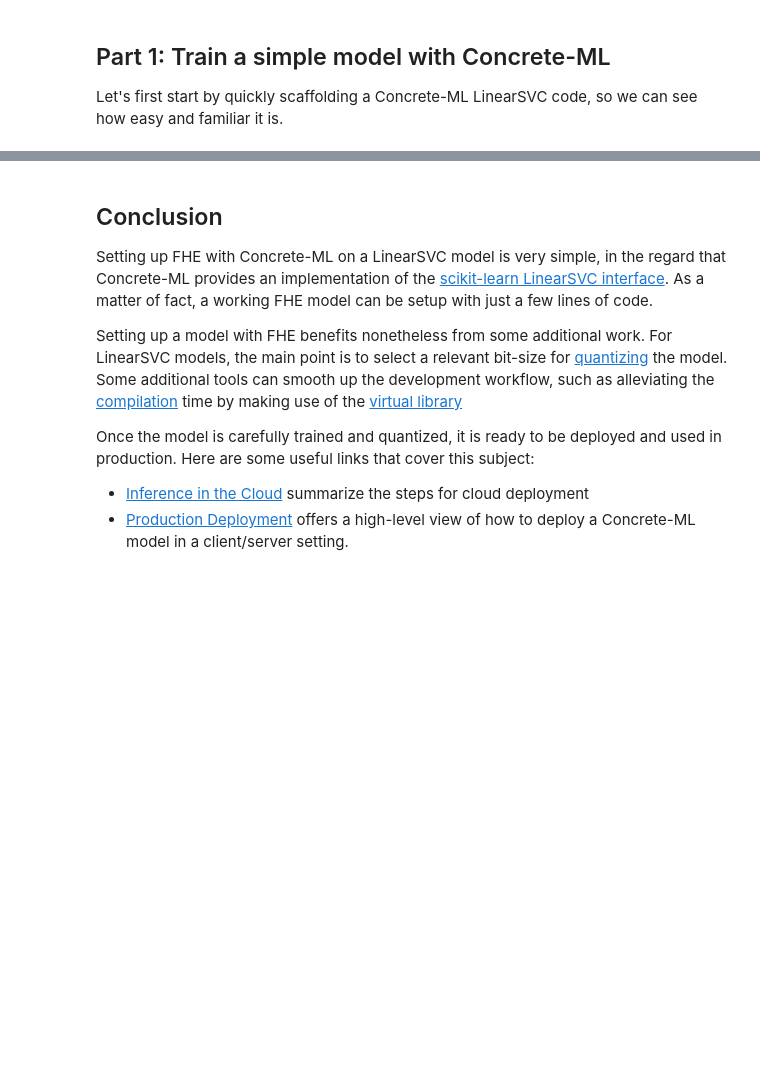
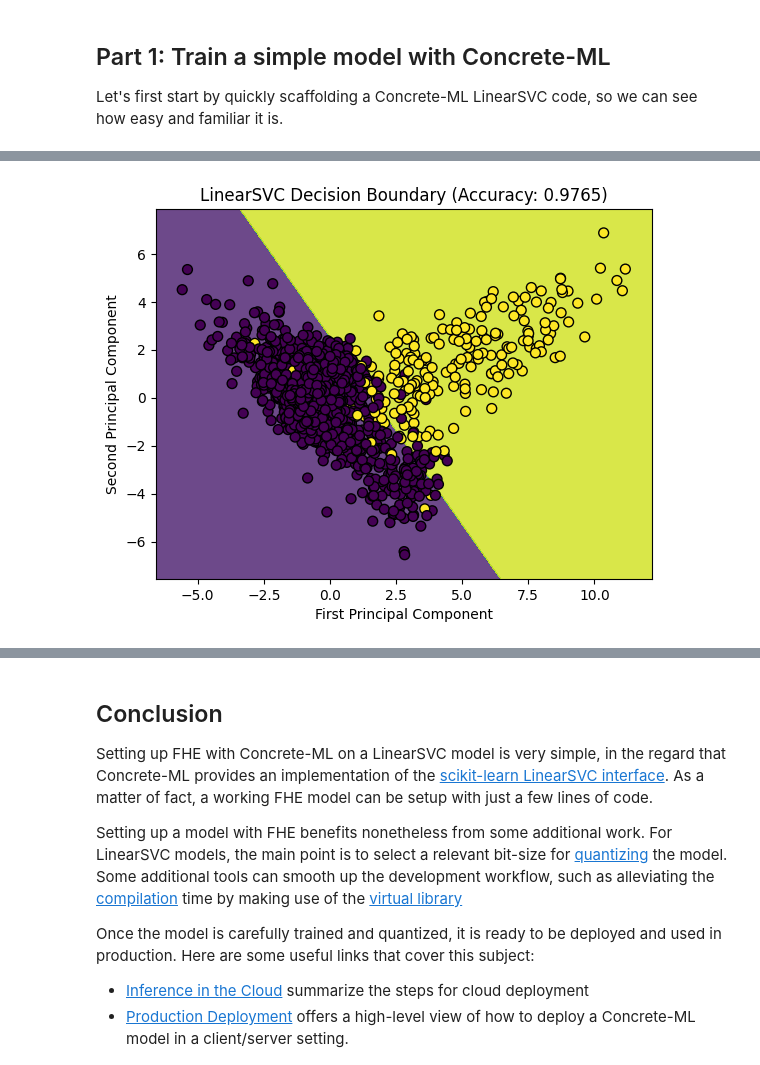
Before and after one commit to Quadratic-Labs/fhe-tutorials, a Jupyter notebook: concrete-ml/svm.ipynb, the cells around one changed output, grey strips where cells are left out. Saved outputs shown, nothing was run; the diff lists cells and outputs as text; code cells hidden in the pictures; blank space fills up the shorter version.

```diff
--- a/concrete-ml/svm.ipynb
+++ b/concrete-ml/svm.ipynb
@@ -55,0 +88,4 @@ X_train, X_test, y_train, y_test = train_test_split(iris.data, iris.target, test
+# %%
+# Get the data
+df = pd.read_csv("https://gist.githubusercontent.com/robinstraub/72f1cb27829dba85f49f68210979f561/raw/b9982ae654967028f6f4010bd235d850d38fe25b/pulsar-star-dataset.csv")
+df.head()
@@ -56,3 +99,22 @@ X_train, X_test, y_train, y_test = train_test_split(iris.data, iris.target, test
+# %%
+# Extract the features and labels
+X = df.drop(columns=['target_class'])
+y = df['target_class']
+
+# Replace N/A values with the mean of the respective feature
+X.fillna(X.mean(), inplace=True)
+
+# Split the data into train and test sets
+X_train, X_test, y_train, y_test = train_test_split(X, y, test_size=0.2, random_state=42)
+
+# Scale the data
+scaler = StandardScaler()
+X_train = scaler.fit_transform(X_train)
+X_test = scaler.transform(X_test)
+
+# Convert the floating labels to integer labels for both train and test sets
+y_train = y_train.astype(int)
+y_test = y_test.astype(int)
 # %% [markdown]
 ## Part 1: Train a simple model with Concrete-ML
 
@@ -148,0 +122,8 @@ print(f"Concrete-ML FHE Accuracy: {accuracy_concrete_fhe:.4f}")
+# %%
+# Train a model with scikit-learn LinearSVC, perform prediction and compute the accuracy
+svm_sklearn = SklearnLinearSVC(max_iter=100)
+svm_sklearn.fit(X_train, y_train)
+# plot the boundary
+plot_decision_boundary(svm_sklearn, X_test, y_test)
+# %% [output]
+[figure, added]
```
Also changed, not shown: parts of 28 cells of this notebook.
